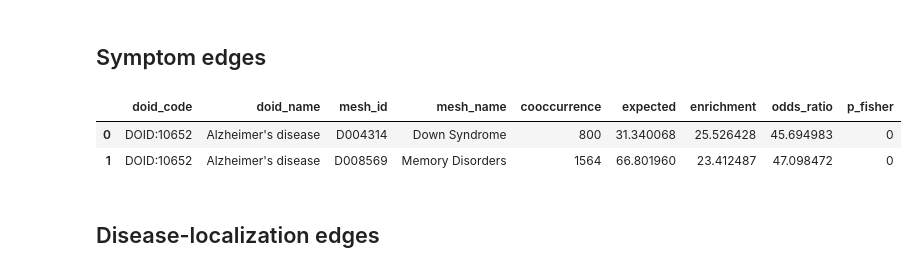
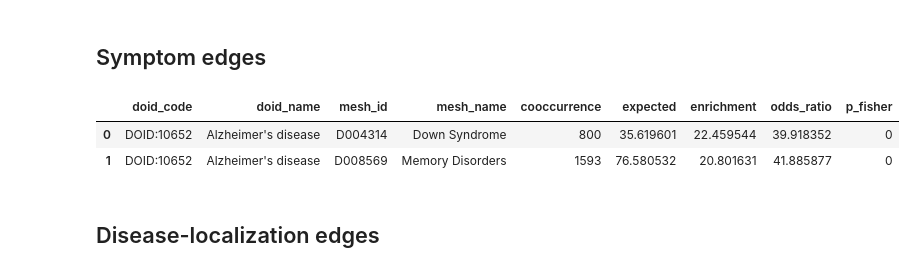
Before and after one commit to dhimmel/integrate, a Jupyter notebook: integrate.ipynb, the cells around one changed output. Saved outputs shown, nothing was run; the diff lists cells and outputs as text; code cells hidden in the pictures.

```diff
--- a/integrate.ipynb
+++ b/integrate.ipynb
@@ -199,15 +220,15 @@ for i, row in chemical_df.iterrows():
 # %% [markdown]
 ## Symptom edges
 # %%
-commit = 'ef0aef8b9c4bfcaa4cf46f03efe6d0ea0dc5d13b'
+commit = '60d611892bf387b5b23c5f2e2e3bc472cfce85f3'
 url = rawgit('dhimmel', 'medline', commit, 'data/disease-symptom-cooccurrence.tsv')
 disease_symptom_df = pandas.read_table(url)
 disease_symptom_df = disease_symptom_df[disease_symptom_df.p_fisher < 0.005]
 disease_symptom_df.head(2)
 # %% [output]
 |  | doid_code | doid_name | mesh_id | mesh_name | cooccurrence | expected | enrichment | odds_ratio | p_fisher |
-| 0 | DOID:10652 | Alzheimer's disease | D004314 | Down Syndrome | 800 | 31.340068 | 25.526428 | 45.694983 | 0 |
-| 1 | DOID:10652 | Alzheimer's disease | D008569 | Memory Disorders | 1564 | 66.801960 | 23.412487 | 47.098472 | 0 |
+| 0 | DOID:10652 | Alzheimer's disease | D004314 | Down Syndrome | 800 | 35.619601 | 22.459544 | 39.918352 | 0 |
+| 1 | DOID:10652 | Alzheimer's disease | D008569 | Memory Disorders | 1593 | 76.580532 | 20.801631 | 41.885877 | 0 |
 # %%
 for i, row in disease_symptom_df.iterrows():
     source_id = 'disease', row.doid_code
```
Also changed, not shown: parts of 27 cells of this notebook.
